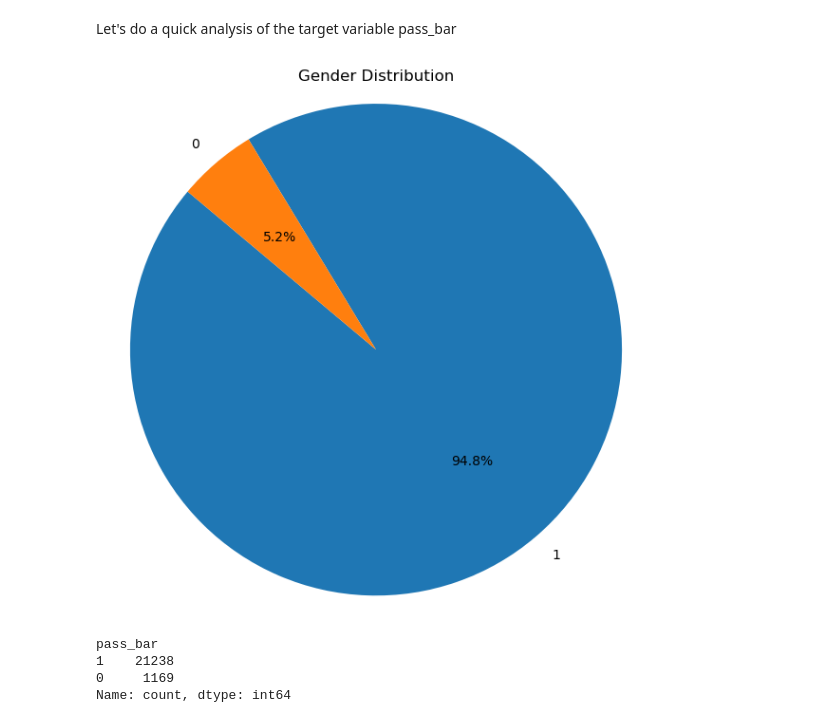
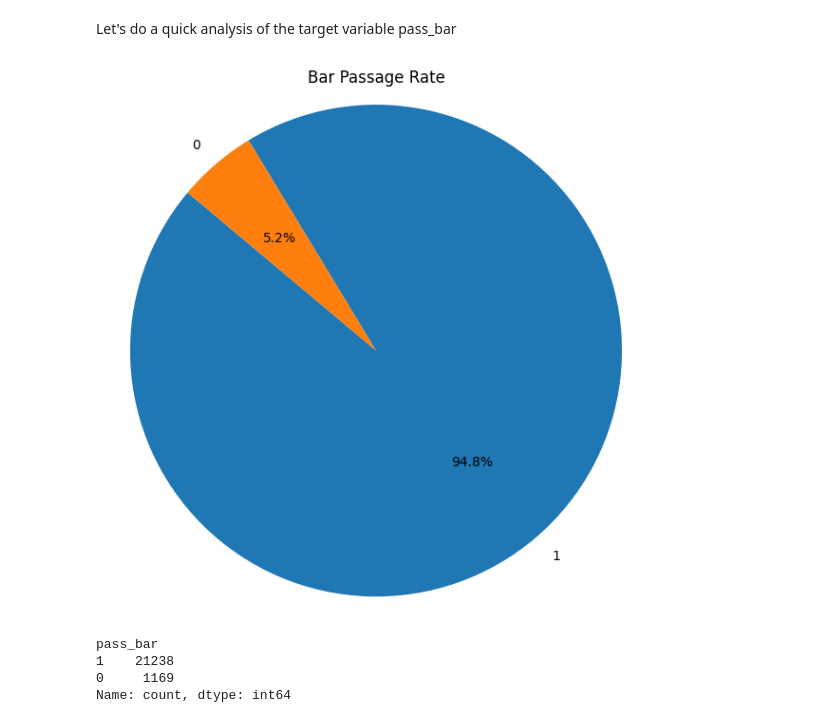
Before and after one commit to fedemarchits/ML-Bias-Mitigation, a Jupyter notebook: law_sch_bias.ipynb, the cells around one changed output. Saved outputs shown, nothing was run; the diff lists cells and outputs as text; code cells hidden in the pictures.

```diff
--- a/law_sch_bias.ipynb
+++ b/law_sch_bias.ipynb
@@ -12,7 +12,7 @@ This system is highly different than the Italian one, and therefore it needs to
 4. The student attends law school
 5. The student sits the bar exam, which they can pass or not pass (this is our target variable)
 # %%
-df = pd.read_csv('/Users/kristinabaycheva/Desktop/Ethics_project/bar_pass_prediction.csv')
+df = pd.read_csv('bar_pass_prediction.csv')
 df.shape
 # %% [output]
 (22407, 39)
@@ -146,14 +146,14 @@ Let's do a quick analysis of the target variable pass_bar
 # %%
 barresults = df['pass_bar'].value_counts()
 
 plt.figure(figsize=(6, 6))
 plt.pie(barresults, labels=barresults.index, autopct='%1.1f%%', startangle=140)
-plt.title('Gender Distribution')
+plt.title('Bar Passage Rate')
 plt.axis('equal')
 plt.tight_layout()
 plt.show()
 # %% [output]
-[figure, old version]
+[figure, new version]
 # %%
 df['pass_bar'].value_counts()
 # %% [output]
```
Also changed, not shown: parts of 106 cells of this notebook, 1 other file.
